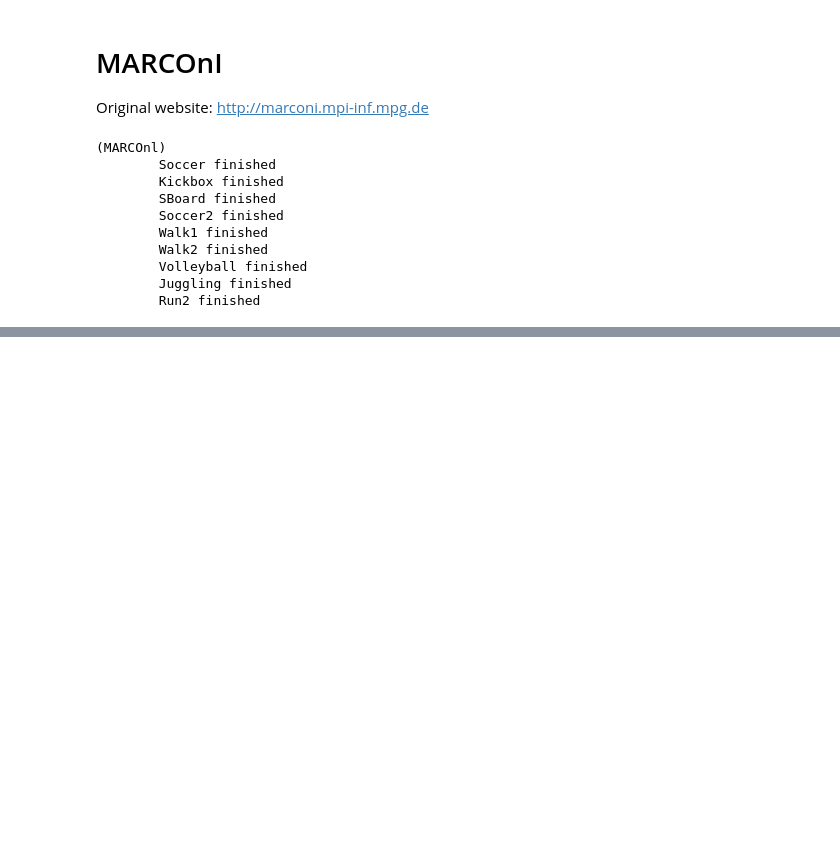
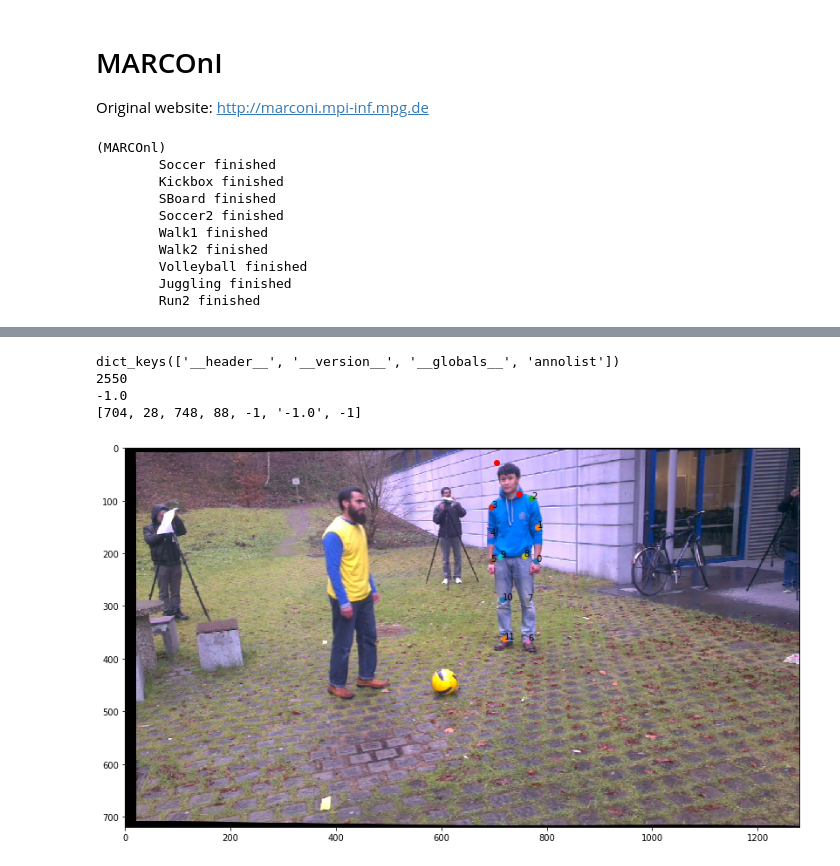
Before and after one commit to jutanke/pak, a Jupyter notebook: samples/MARCOnI.ipynb, the cells around one changed output, grey strips where cells are left out. Drawn from its saved outputs; the diff is of its cells as text; code cells hidden in the pictures; blank space fills up the shorter version.

```diff
--- a/samples/MARCOnI.ipynb
+++ b/samples/MARCOnI.ipynb
@@ -80,0 +46,79 @@ print(b[0])
+# %%
+from os import makedirs, listdir
+from os.path import join, isfile, isdir, exists, splitext
+from scipy.io import loadmat
+
+im = X[0,0]
+fig = plt.figure(figsize=(16,8))
+ax = fig.add_subplot(111)
+ax.imshow(im)
+
+annot_url = '/home/julian/Data/pak_test1/marconi/Soccer/Annotations.mat'
+
+
+M = loadmat(annot_url)
+print(M.keys())
+annolist = M['annolist'][0]
+print(len(annolist))
+
+# for elem in annolist:
+#     a,b,c = elem
+#     name = a[0][0][0][0]
+
+elem = annolist[0]
+a,b,c = elem
+
+name = a[0][0][0][0]
+individuals = b[0]
+
+# 0 - left hand
+# 1 - left elbow
+# 2 - left shoulder
+# 3 - right shoulder
+# 4 - right elbow
+# 5 - right hand
+# 6 - left foot
+# 7 - left knee
+# 8 - left hip
+# 9 - right hip
+# 10- right knee
+# 11- right foot
+def checkout_item(item):
+    a,b,c,d,e,f,g,h,j = item
+
+    a = a[0][0]; b = b[0][0]
+    c = c[0][0]; d = d[0][0]
+    e = e[0][0]; g = g[0][0]; f = f[0]
+
+    print(f)
+    print([a,b,c,d,e,f,g])
+
+    ax.scatter([a, c], [b, d], color='red')
+
+    joints = h[0][0][0][0]  # x, y, id, visible
+    for jidx, joint in enumerate(joints):
+        x, y, pid, visible = joint
+        x = x[0][0]
+        y = y[0][0]
+        ax.scatter(x, y)
+        ax.text(x, y, str(jidx))
+
+
+
+
+#checkout_item(individuals[0])
+checkout_item(individuals[1])
+
+
+# print(len(b[0][0]))
+# for xx in b[0][0]:
+#     print(xx)
+
+
+plt.show()
+# %% [output]
+dict_keys(['__header__', '__version__', '__globals__', 'annolist'])
+2550
+-1.0
+[704, 28, 748, 88, -1, '-1.0', -1]
+[figure, added]
```
Also changed, not shown: parts of 2 cells of this notebook, 3 other files.
